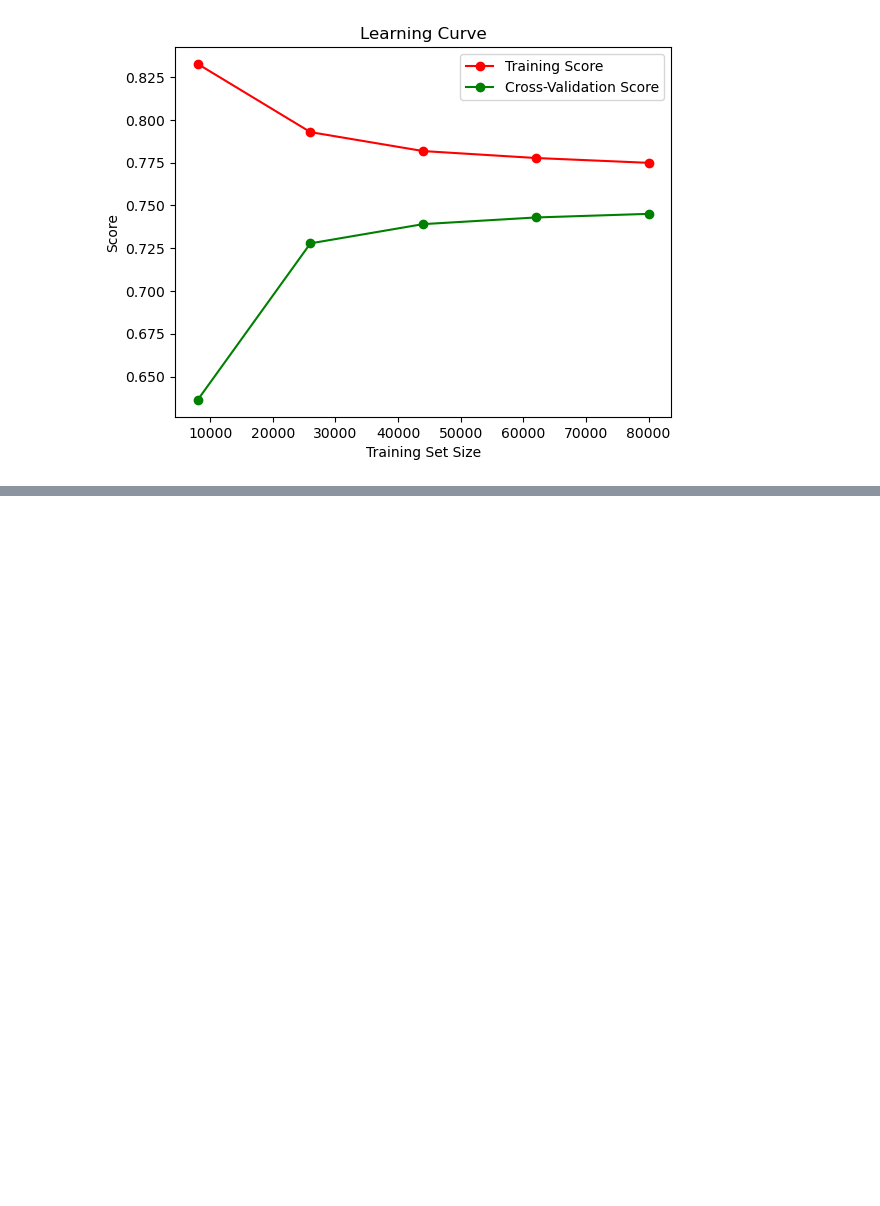
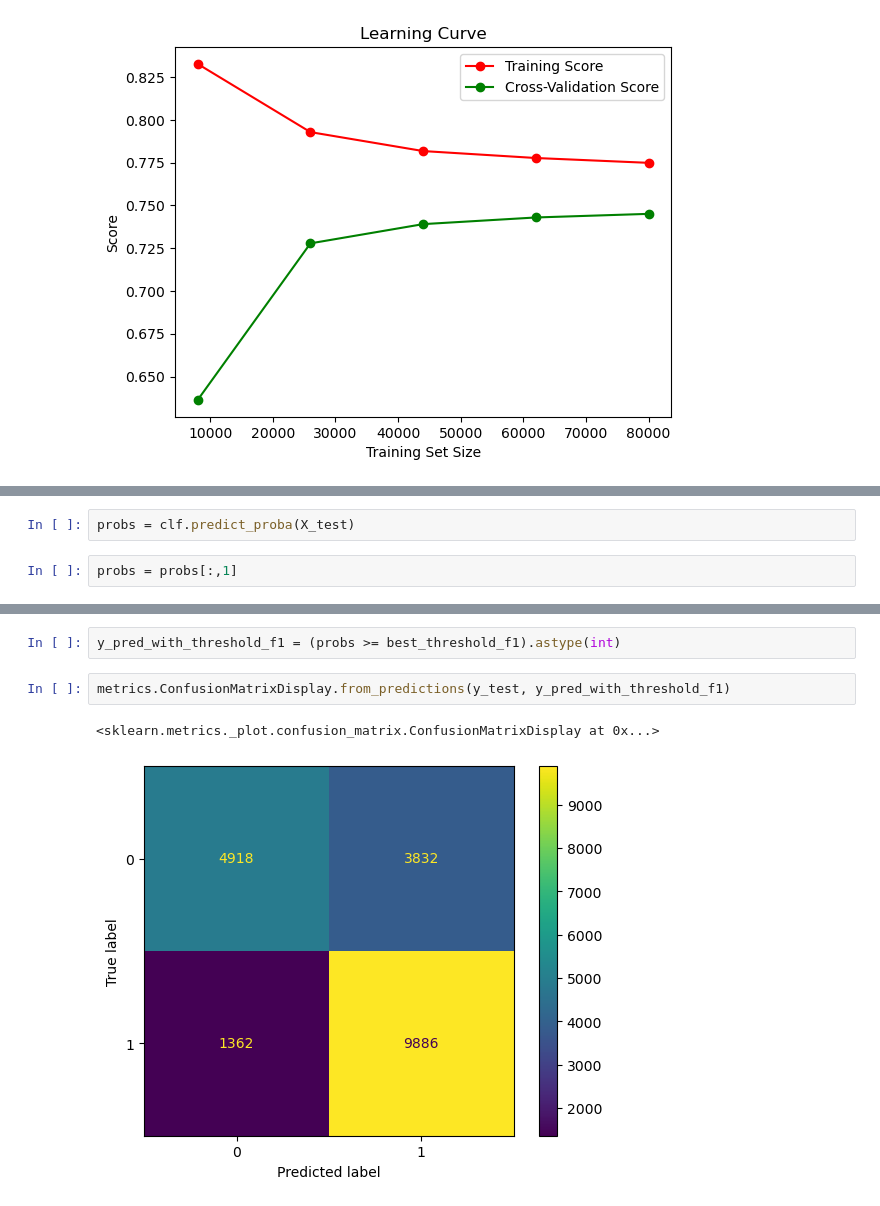
Before and after one commit to jeffreymattson/MLAI2024-Twitter-Sentiment, a Jupyter notebook: twitter_sentiment.ipynb, the cells around one changed output, grey strips where cells are left out. Cells and saved outputs as stored; diff of their text form; blank space fills up the shorter version.

```diff
--- a/twitter_sentiment.ipynb
+++ b/twitter_sentiment.ipynb
@@ -348,0 +566,4 @@ plt.show()
+# %%
+probs = clf.predict_proba(X_test)
+# %%
+probs = probs[:,1]
@@ -348,0 +605,7 @@ plt.show()
+# %%
+y_pred_with_threshold_f1 = (probs >= best_threshold_f1).astype(int)
+# %%
+metrics.ConfusionMatrixDisplay.from_predictions(y_test, y_pred_with_threshold_f1)
+# %% [output]
+<sklearn.metrics._plot.confusion_matrix.ConfusionMatrixDisplay at 0x...>
+[figure, added]
```
Also changed, not shown: parts of 30 cells of this notebook.
